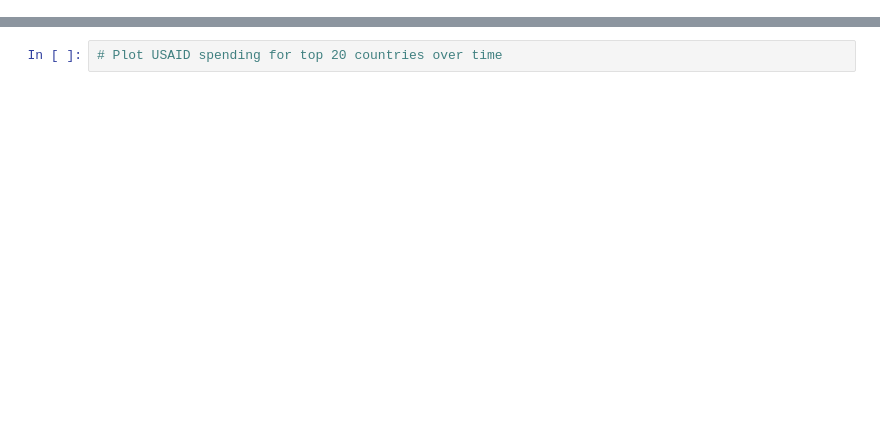
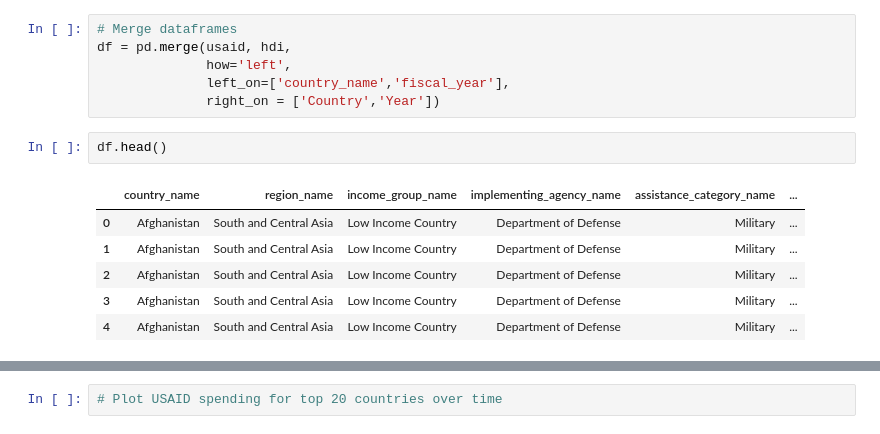
Before and after one commit to geneveeves/Metis_Project5, a Jupyter notebook: 03_Project5_EDA_AllData.ipynb, the cells around one changed output, grey strips where cells are left out. Saved outputs shown, nothing was run; the diff lists cells and outputs as text; blank space fills up the shorter version.

```diff
--- a/03_Project5_EDA_AllData.ipynb
+++ b/03_Project5_EDA_AllData.ipynb
@@ -8,0 +64,15 @@ import pandas as pd
+# %%
+# Merge dataframes
+df = pd.merge(usaid, hdi,
+              how='left',
+              left_on=['country_name','fiscal_year'],
+              right_on = ['Country','Year'])
+# %%
+df.head()
+# %% [output]
+|  | country_name | region_name | income_group_name | implementing_agency_name | assistance_category_name | ... |
+| 0 | Afghanistan | South and Central Asia | Low Income Country | Department of Defense | Military | ... |
+| 1 | Afghanistan | South and Central Asia | Low Income Country | Department of Defense | Military | ... |
+| 2 | Afghanistan | South and Central Asia | Low Income Country | Department of Defense | Military | ... |
+| 3 | Afghanistan | South and Central Asia | Low Income Country | Department of Defense | Military | ... |
+| 4 | Afghanistan | South and Central Asia | Low Income Country | Department of Defense | Military | ... |
```
Also changed, not shown: parts of 26 cells of this notebook, 5 other files.
